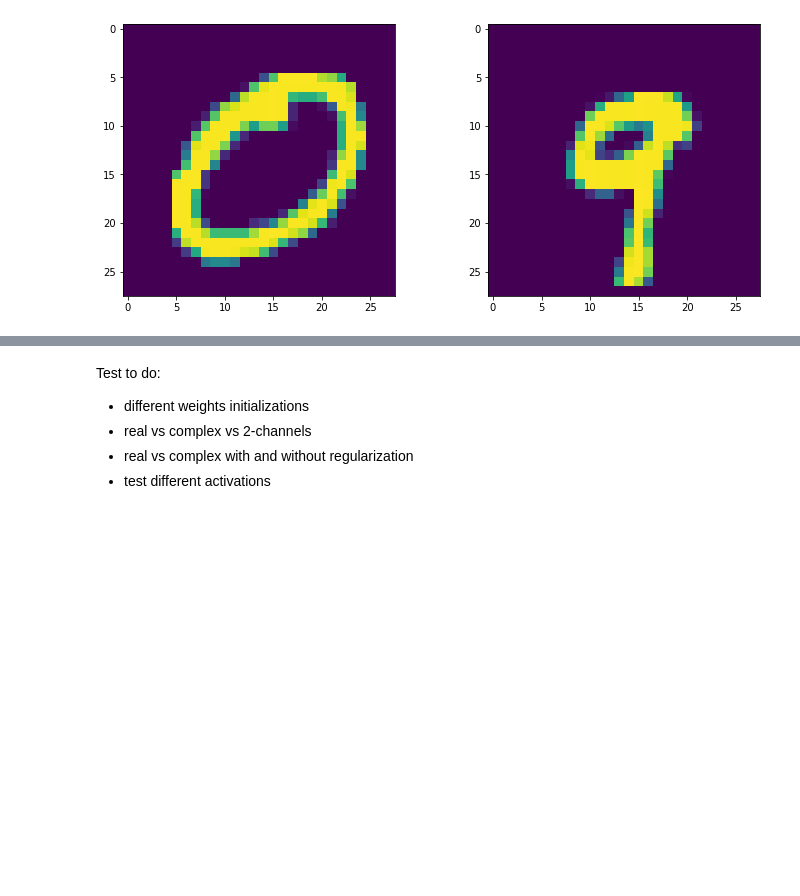
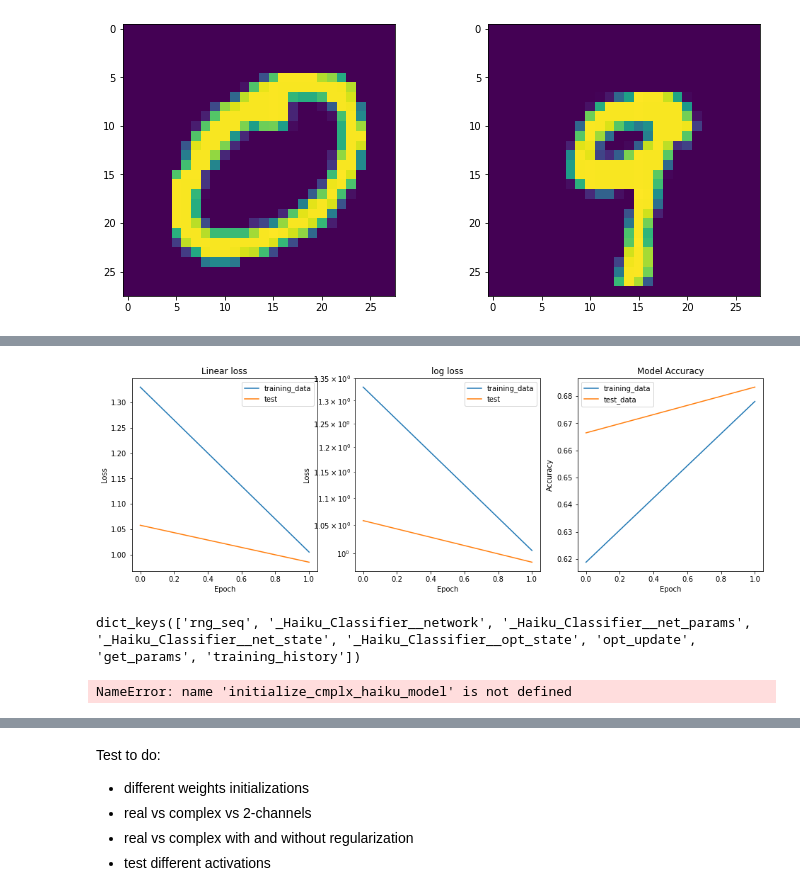
Before and after one commit to MattiaPujatti/complex-valued-deep-learning-for-condition-monitoring, a Jupyter notebook: Testing_ComplexNet_Properties.ipynb, the cells around one changed output, grey strips where cells are left out. Cells and saved outputs as stored; diff of their text form; code cells hidden in the pictures; blank space fills up the shorter version.

Commit message:
updated classifier wrapper

```diff
--- a/Testing_ComplexNet_Properties.ipynb
+++ b/Testing_ComplexNet_Properties.ipynb
@@ -119,7 +119,7 @@ def build_dataloaders(data_dir, composed_transform, drop_length=0, batch_size=32
 
     full_dataset = PhaseMNIST(path=data_dir, transform=composed_transform)
 
-    train_len = int(0.5 * (len(full_dataset)-drop_length))
+    train_len = int(0.75 * (len(full_dataset)-drop_length))
     test_len = len(full_dataset) - train_len - drop_length
     train_ds, test_ds, _ = torch.utils.data.random_split(full_dataset, [train_len, test_len, drop_length])
 
@@ -223,3 +225,24 @@ train_dl, test_dl = build_dataloaders(esc_path, data_transform, batch_size=batch
 batch_sample = next(iter(train_dl))
 print('Data shapes:\n x-> {} y-> {}'.format(batch_sample[0].shape, batch_sample[1].shape))
 print('\nNumber of samples in the datasets: \n  Training set: {0} \n  Test set: {1}'.format(len(train_dl)*batch_size, len(test_dl)*batch_size))
+# %%
+class ComplexMLP(hk.Module):
+
+    def __init__(self):
+        super().__init__()
+        self.fc1 = Cmplx_Linear(64)
+        self.fc2 = Cmplx_Linear(32)
+        self.fc3 = Cmplx_Linear(10)
+
+        self.dropout = Dropout(0.3)
+        self.flatten = hk.Flatten()
+
+        self.act = cardioid
+
+    def __call__(self, z, is_training):
+        z = self.flatten(z)
+        z = self.act(self.fc1(z))
+        z = self.dropout(z)
+        z = self.act(self.fc2(z))
+        z = self.fc3(z)
+        return z
@@ -226,3 +258,20 @@ print('\nNumber of samples in the datasets: \n  Training set: {0} \n  Test set:
+# %%
+HC = Haiku_Classifier()
+_ = HC.train(n_epochs = 2,
+             model = ComplexMLP,
+             optimizer = cmplx_adam(step_size=1e-2),
+             train_dataloader = train_dl,
+             test_dataloader = test_dl,
+             verbose = False
+            )
+# %%
+small_training_summary(HC.training_history)
+# %% [output]
+[figure, added]
+# %%
+HC.__dict__.keys()
+# %% [output]
+dict_keys(['rng_seq', '_Haiku_Classifier__network', '_Haiku_Classifier__net_params', '_Haiku_Classifier__net_state', '_Haiku_Classifier__opt_state', 'opt_update', 'get_params', 'training_history'])
 # %%
 from complex_nn.layers import Cmplx_Linear, Dropout
 from complex_nn.activations import cardioid
@@ -241,6 +290,8 @@ import jax
 import jax.numpy as jnp
 # %%
 model, params, state = initialize_cmplx_haiku_model(ComplexMLP, init_shape=(64,784))
+# %% [output]
+NameError: name 'initialize_cmplx_haiku_model' is not defined
 # %%
 dummy_batch = next(iter(test_dl))
 # %%
```
Also changed, not shown: parts of 8 cells of this notebook, 3 other files.
